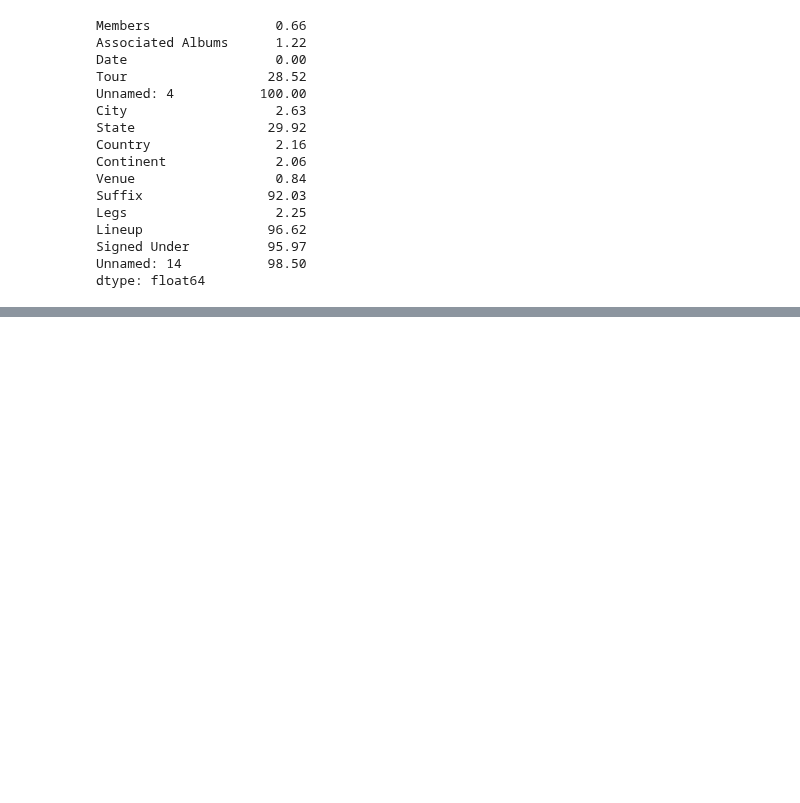
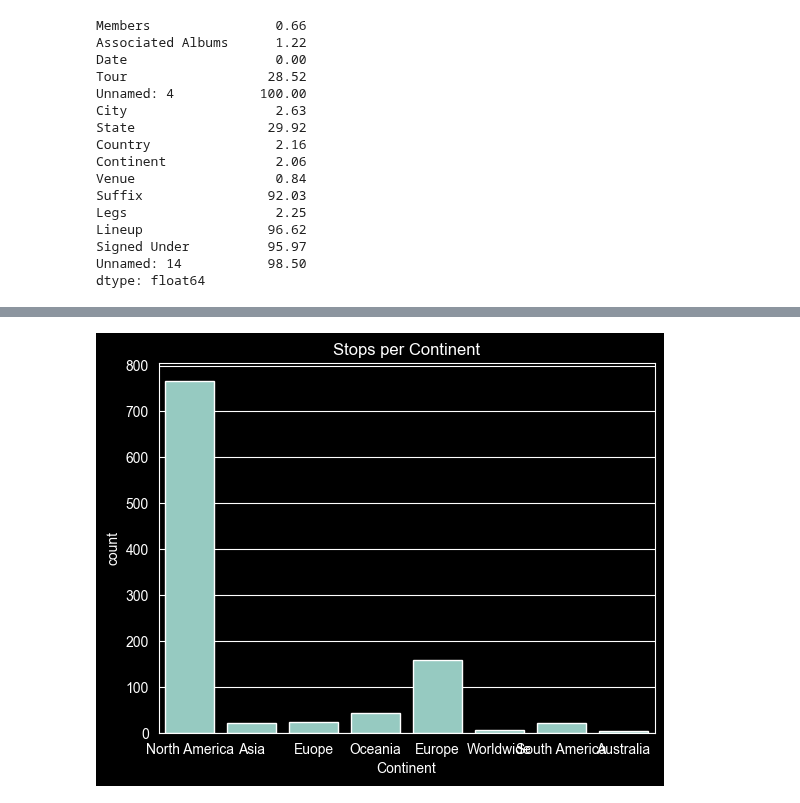
Before and after one commit to MeredithClikkie/torchbearerlab.github.io, a Jupyter notebook: TØPTourStops.ipynb, the cells around one changed output, grey strips where cells are left out. Drawn from its saved outputs; the diff is of its cells as text; code cells hidden in the pictures; blank space fills up the shorter version.

Commit message:
Added visualizations by continent, country and state

```diff
--- a/TØPTourStops.ipynb
+++ b/TØPTourStops.ipynb
@@ -93,0 +107,15 @@ NameError: name 'X' is not defined
+# %%
+df1.columns = df1.columns.str.strip()
+# %%
+import seaborn as sns
+import matplotlib.pyplot as plt
+
+# Strip leading/trailing whitespace and tabs from the continent column
+df1['Continent'] = df1['Continent'].str.strip()
+
+# Now plot again
+sns.countplot(data=df1, x='Continent')
+plt.title('Stops per Continent')
+plt.show()
+# %% [output]
+[figure, added]
```
Also changed, not shown: parts of 12 cells of this notebook.
